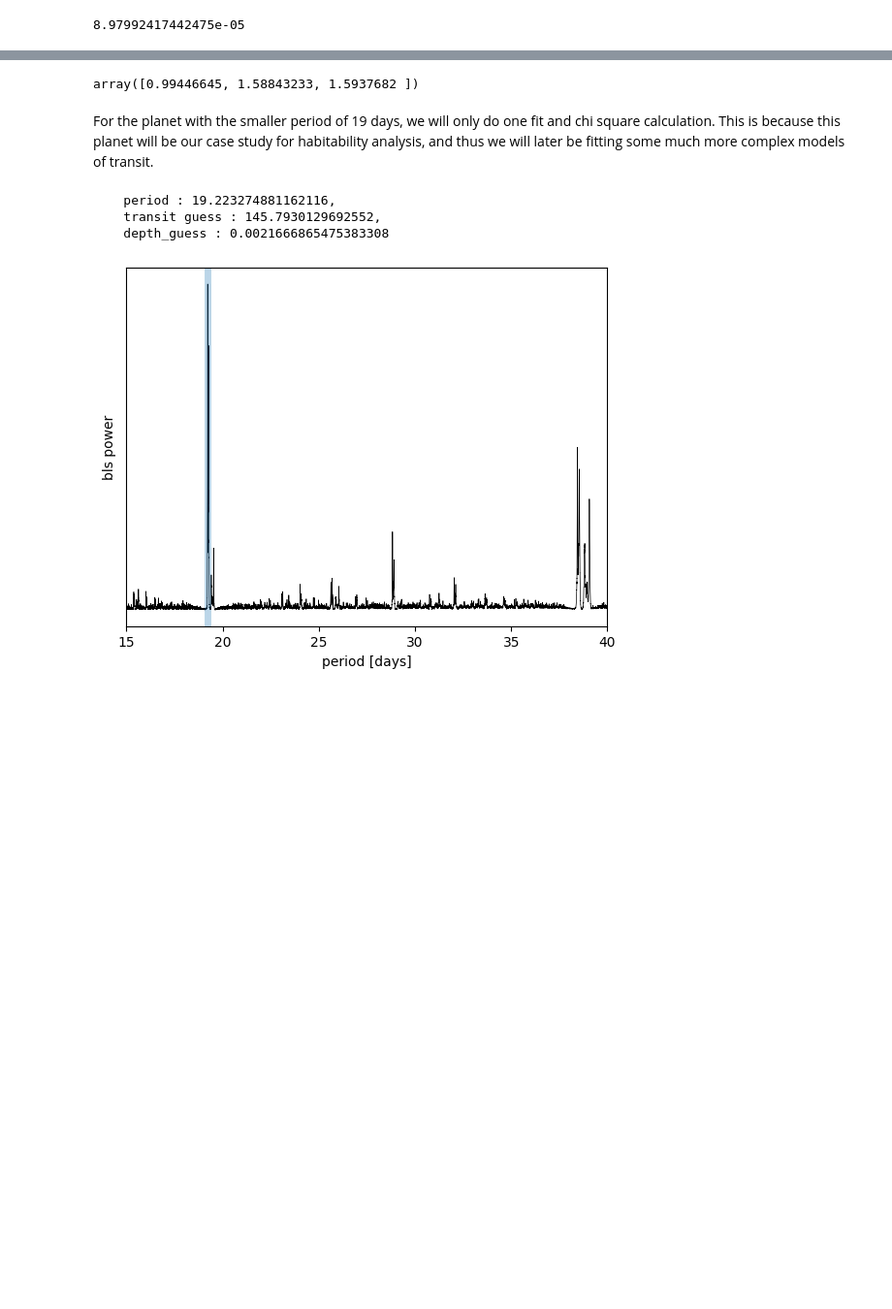
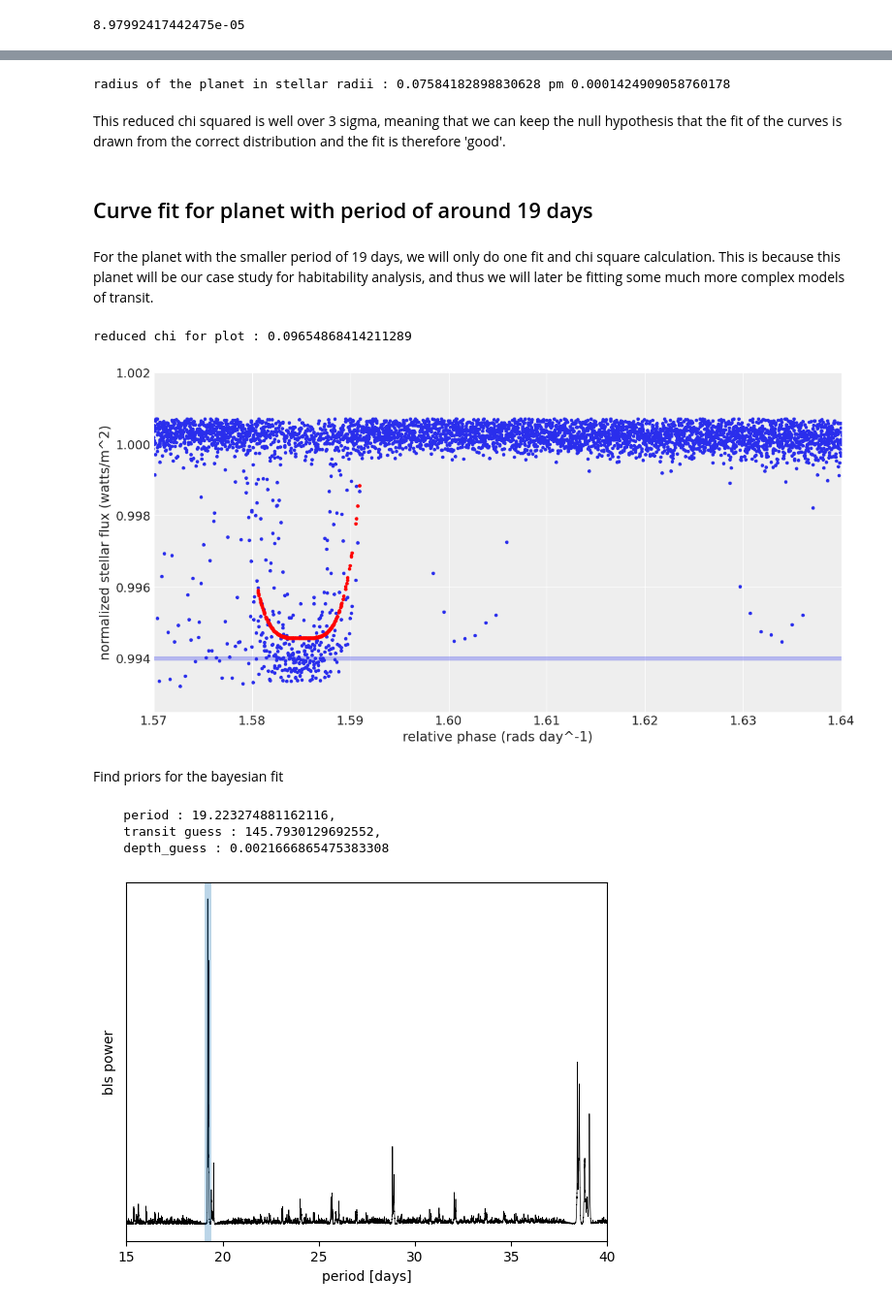
Before and after one commit to cm2435/university_computing_y3, a Jupyter notebook: ph30016_b/Coursework_B_Template.ipynb, the cells around one changed output, grey strips where cells are left out. Shown at 97% size. Cells and saved outputs as stored; diff of their text form; code cells hidden in the pictures; blank space fills up the shorter version.

Commit message:
finished light curve modelling

```diff
--- a/ph30016_b/Coursework_B_Template.ipynb
+++ b/ph30016_b/Coursework_B_Template.ipynb
@@ -297,10 +274,8 @@ Curve fit for planet with period of around 39 days
 # %%
-def reduced_chisquared(x, y, error, ymodel):
+def chisquared_reduced(x, y, error, ymodel):
 
     chisquare = np.sum((y-ymodel)**2/error**2)
     reduced_chisquared = chisquare / (len(x) - 3 -1) # 3 degrees of freedom for the quartic fit hence -3 - 1
     return reduced_chisquared
-
-reduced_chisquared(p_final, pflux_final[area_mask_1] , pflux_error_final[area_mask_1], model_curve(p_final[area_mask_1], *popt1))
 # %% [output]
 8.97992417442475e-05
@@ -356,12 +339,64 @@ plt.show()
 [figure]
-# %%
-#
-popt
-# %% [output]
-array([0.99446645, 1.58843233, 1.5937682 ])
+# %%
+#First parameter is the depth reached, take the average over the 3 fits
+depth1, depth2, depth3 = (1 - popt1[0]), 1 - popt2[0], 1 - popt3[0]
+
+#The uncertinity in the depth reached from the fitted model is the first element of the diag of the covariance matrix of the curve fit
+uncertinty_depth_1, uncertinty_depth_2, uncertinty_depth_3 = np.diag(cov1)[0], np.diag(cov2)[0], np.diag(cov3)[0]
+
+#Find the average of the depth and the uncertinty in this.
+average_depth = np.mean([depth1, depth2, depth3])
+average_depth_err = np.mean([uncertinty_depth_1, uncertinty_depth_2, uncertinty_depth_3])
+
+stellar_radius = 1 #Given to be one stellar radius pm 2% hence we will multiply final err 1.02
+radius_ratio = np.sqrt(average_depth / np.mean(flux))
+radius_ratio_err = np.sqrt(average_depth_err / np.mean(flux))
+
+print(f"radius of the planet in stellar radii : {stellar_radius * radius_ratio} pm {(stellar_radius * radius_ratio_err)*1.02}")
+# %% [output]
+radius of the planet in stellar radii : 0.07584182898830628 pm 0.0001424909058760178
+# %% [markdown]
+This reduced chi squared is well over 3 sigma, meaning that we can keep the null hypothesis that the fit of the curves is drawn from the correct distribution and the fit is therefore 'good'.
+# %% [markdown]
+<h2>Curve fit for planet with period of around 19 days</h2>
 # %% [markdown]
 For the planet with the smaller period of 19 days, we will only do one fit and chi square calculation. This is because this planet will be our case
 study for habitability analysis, and thus we will later be fitting some much more complex models of transit.
+# %%
+time_final, p_final, pflux_final, pflux_error_final = fold_lightcurve(
+                                            time.tolist(),
+                                            flux.tolist(),
+                                            flux_err.tolist(),
+                                            period_guess
+    )
+#Define masks to fit the transit curve to, and a second for nice visualisation
+area_mask = (p_final > 1.5805) & (p_final < 1.593) & (pflux_final < 0.9995)
+plot_mask = (p_final < 1.7) & (p_final > 1.5)
+
+#Fit the curve
+popt4, cov4 = curve_fit(model_curve, p_final[area_mask], pflux_final[area_mask], p0 = [0.994, 1.58, 1.593])
+
+reduced_chi_4 = reduced_chisquared(p_final, pflux_final[area_mask] , pflux_error_final[area_mask], model_curve(p_final[area_mask], *popt4))
+print(f"reduced chi for plot : {reduced_chi_4}")
+
+#Draw the figure
+plt.figure(figsize = (12, 6))
+plt.plot(p_final[plot_mask], pflux_final[plot_mask], ls="None", marker="o", ms=3)#ls = 'none')
+plt.plot(p_final[area_mask], model_curve(p_final[area_mask], *popt), 'r',ls="None", marker="o", ms=3)
+
+plt.xlim(1.57, 1.64)
+plt.ylim(0.9925, 1.002)
+
+plt.axhline(0.994, alpha=0.3, linewidth=5)
+plt.xlabel('relative phase (rads day^-1)')
+plt.ylabel("normalized stellar flux (watts/m^2)")
+
+plt.show()
+# %% [output]
+reduced chi for plot : 0.09654868414211289
+[figure, added]
+# %% [markdown]
+Find priors for the bayesian fit
 # %%
 #Find the period, transit and peak guesses using a box least squares estimator for greater accuracy
 pg = xo.estimators.bls_estimator(time, flux, flux_err, min_period=15, max_period=40)
```
Also changed, not shown: parts of 12 cells of this notebook.
